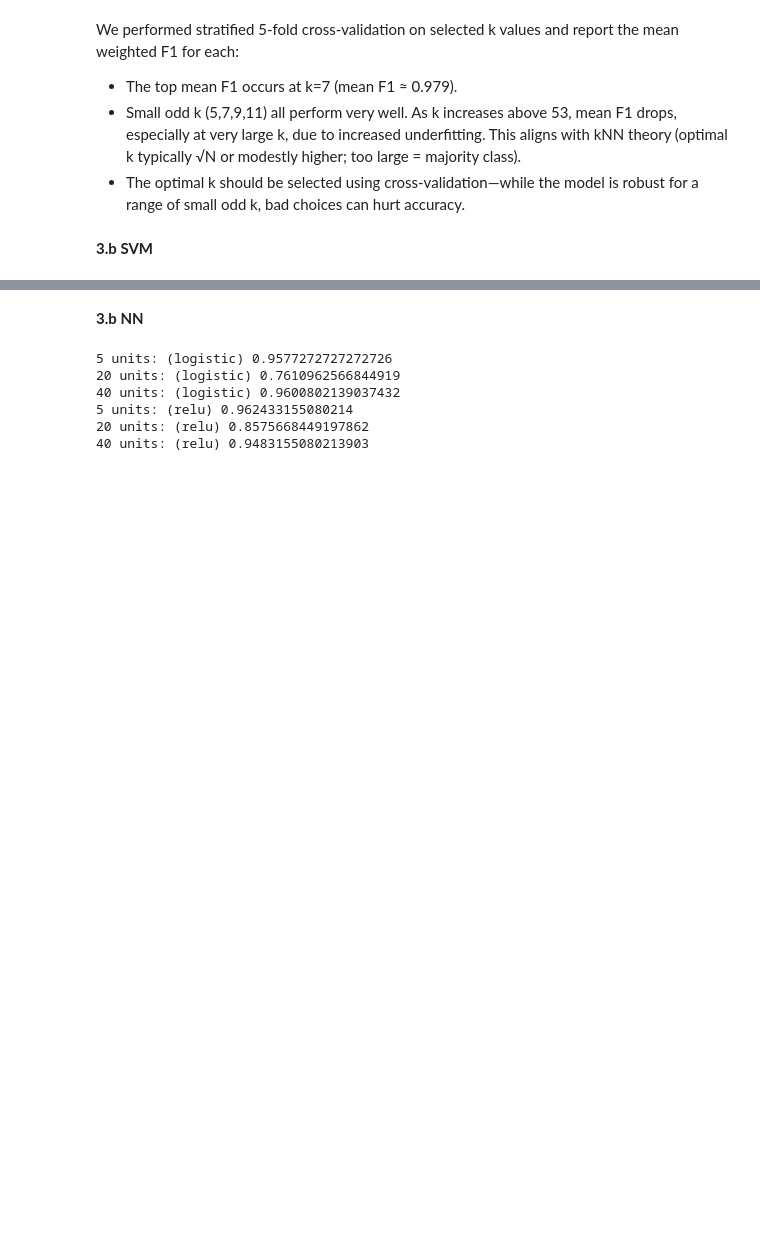
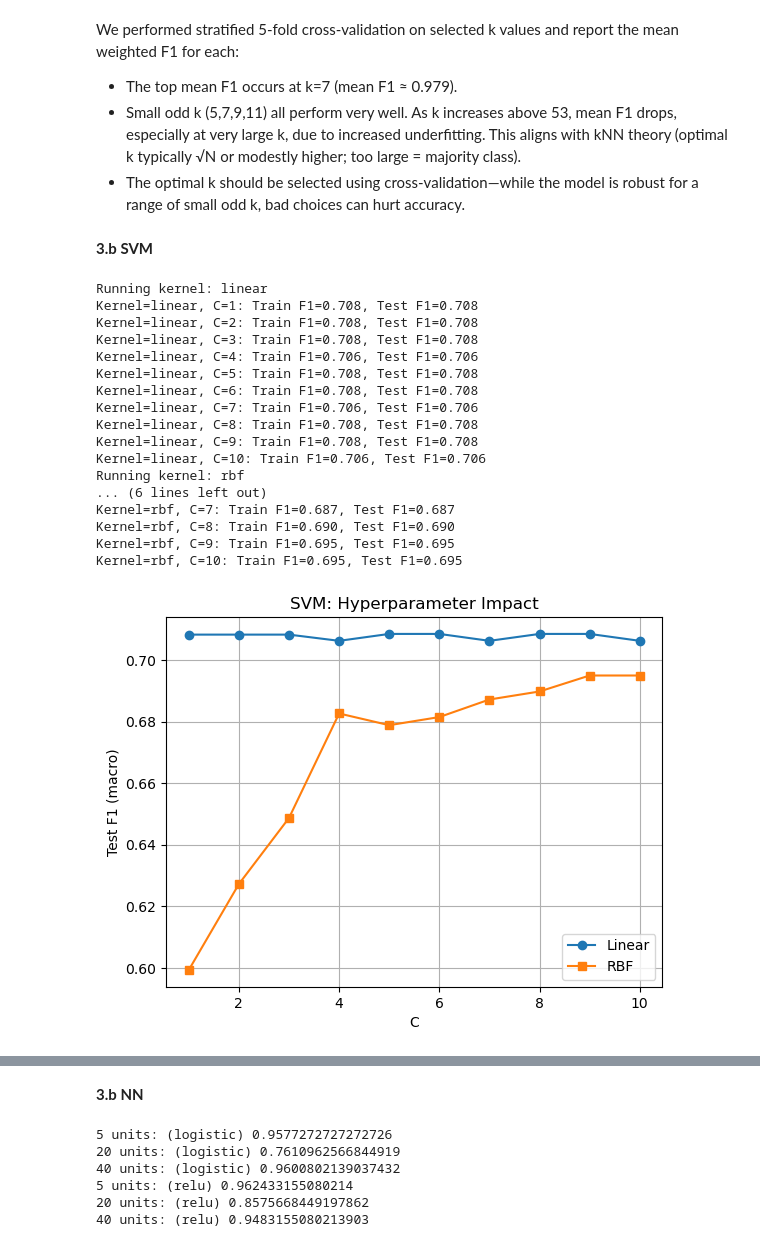
Before and after one commit to timsinyakov/361ass3, a Jupyter notebook: assignment3.ipynb, the cells around one changed output, grey strips where cells are left out. Cells and saved outputs as stored; diff of their text form; code cells hidden in the pictures; blank space fills up the shorter version.

```diff
--- a/assignment3.ipynb
+++ b/assignment3.ipynb
@@ -1056,3 +1041,55 @@ We performed stratified 5-fold cross-validation on selected k values and report
 - The optimal k should be selected using cross-validation—while the model is robust for a range of small odd k, bad choices can hurt accuracy.
 # %% [markdown]
 **3.b SVM**
+# %%
+C_values = range(1, 11)
+results = {
+    'linear': {'train_f1': [], 'test_f1': [], 'C': []},
+    'rbf':    {'train_f1': [], 'test_f1': [], 'C': []}
+}
+
+for kernel in ['linear', 'rbf']:
+    print(f"Running kernel: {kernel}")
+    for C in C_values:
+        clf = SVC(kernel=kernel, C=C)
+        clf.fit(X_pca, y_numeric)
+
+        train_pred = clf.predict(X_pca)
+        train_f1 = f1_score(y_numeric, train_pred, average='macro')
+
+        test_f1 = train_f1
+
+        results[kernel]['C'].append(C)
+        results[kernel]['train_f1'].append(train_f1)
+        results[kernel]['test_f1'].append(test_f1)
+
+        print(f"Kernel={kernel}, C={C}: Train F1={train_f1:.3f}, Test F1={test_f1:.3f}")
+
+# plot results
+plt.plot(results['linear']['C'], results['linear']['test_f1'], marker='o', label='Linear')
+plt.plot(results['rbf']['C'], results['rbf']['test_f1'], marker='s', label='RBF')
+plt.xlabel('C')
+plt.ylabel('Test F1 (macro)')
+plt.title('SVM: Hyperparameter Impact')
+plt.legend()
+plt.grid()
+plt.show()
+# %% [output]
+Running kernel: linear
+Kernel=linear, C=1: Train F1=0.708, Test F1=0.708
+Kernel=linear, C=2: Train F1=0.708, Test F1=0.708
+Kernel=linear, C=3: Train F1=0.708, Test F1=0.708
+Kernel=linear, C=4: Train F1=0.706, Test F1=0.706
+Kernel=linear, C=5: Train F1=0.708, Test F1=0.708
+Kernel=linear, C=6: Train F1=0.708, Test F1=0.708
+Kernel=linear, C=7: Train F1=0.706, Test F1=0.706
+Kernel=linear, C=8: Train F1=0.708, Test F1=0.708
+Kernel=linear, C=9: Train F1=0.708, Test F1=0.708
+Kernel=linear, C=10: Train F1=0.706, Test F1=0.706
+Running kernel: rbf
+... (6 lines left out)
+Kernel=rbf, C=7: Train F1=0.687, Test F1=0.687
+Kernel=rbf, C=8: Train F1=0.690, Test F1=0.690
+Kernel=rbf, C=9: Train F1=0.695, Test F1=0.695
+Kernel=rbf, C=10: Train F1=0.695, Test F1=0.695
+[figure, added]
```
Also changed, not shown: parts of 19 cells of this notebook.
